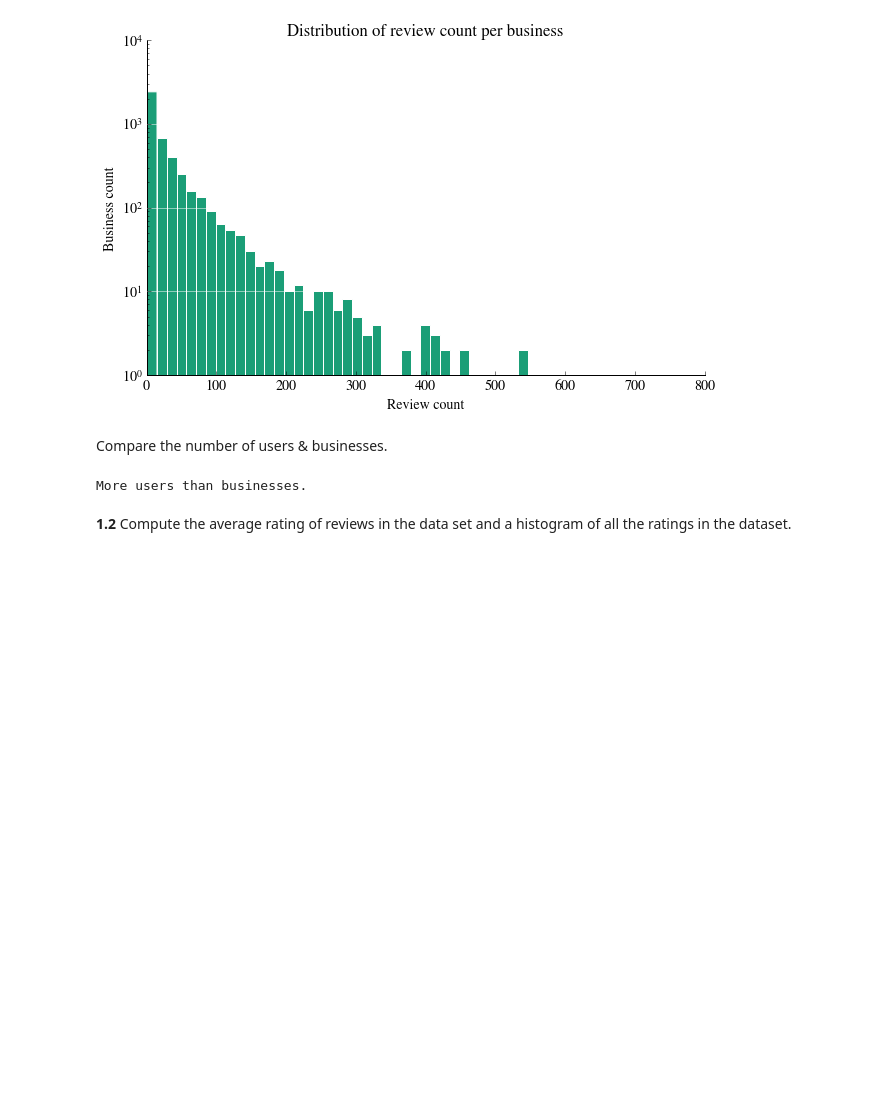
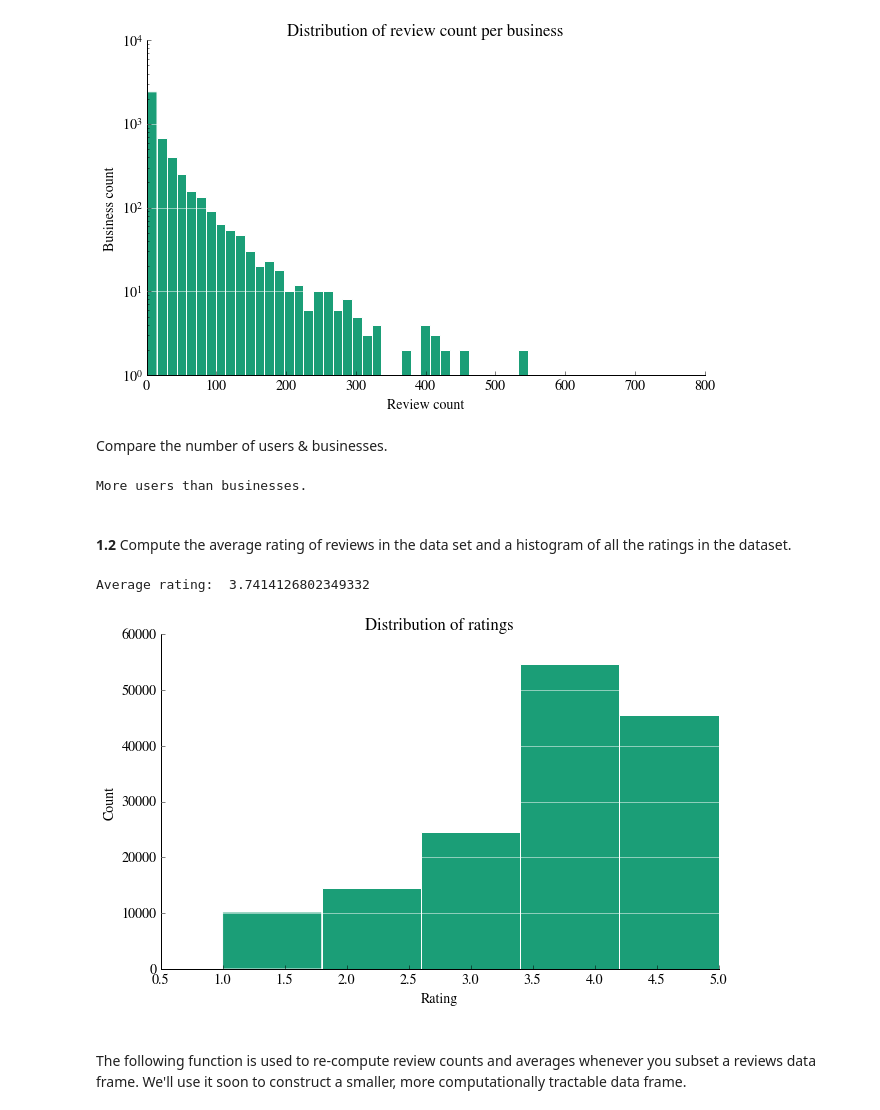
Before and after one commit to xuwenyihust/Recommender-Systems, a Jupyter notebook: restaurant_recommendation_system.ipynb, the cells around one changed output. Drawn from its saved outputs; the diff is of its cells as text; code cells hidden in the pictures; blank space fills up the shorter version.

```diff
--- a/restaurant_recommendation_system.ipynb
+++ b/restaurant_recommendation_system.ipynb
@@ -153,4 +153,28 @@ print("More users than businesses.") if user_cnt > business_cnt else print("More
 # %% [output]
 More users than businesses.
 # %% [markdown]
+<br/>
+
 **1.2** Compute the average rating of reviews in the data set and a histogram of all the ratings in the dataset.
+# %%
+# The average rating of all reviews
+avg_rating = fulldf["stars"].mean()
+print("Average rating: ",avg_rating)
+
+# Histogram of all the ratings
+fig, ax = plt.subplots()
+ax.set(xlabel="Rating", ylabel="Count", title="Distribution of ratings")
+remove_border(ax)
+plt.hist(fulldf["stars"], bins=5)
+plt.grid(False)
+plt.grid(axis = 'y', color ='white', linestyle='-')
+plt.show()
+# %% [output]
+Average rating:  3.7414126802349332
+[figure, added]
+# %% [markdown]
+
+<br/>
+The following function is used to re-compute review counts and averages whenever you subset a reviews data frame. We'll use it soon to construct a smaller, more computationally tractable data frame.
+
+<br/>
```
Also changed, not shown: parts of 2 cells of this notebook.
